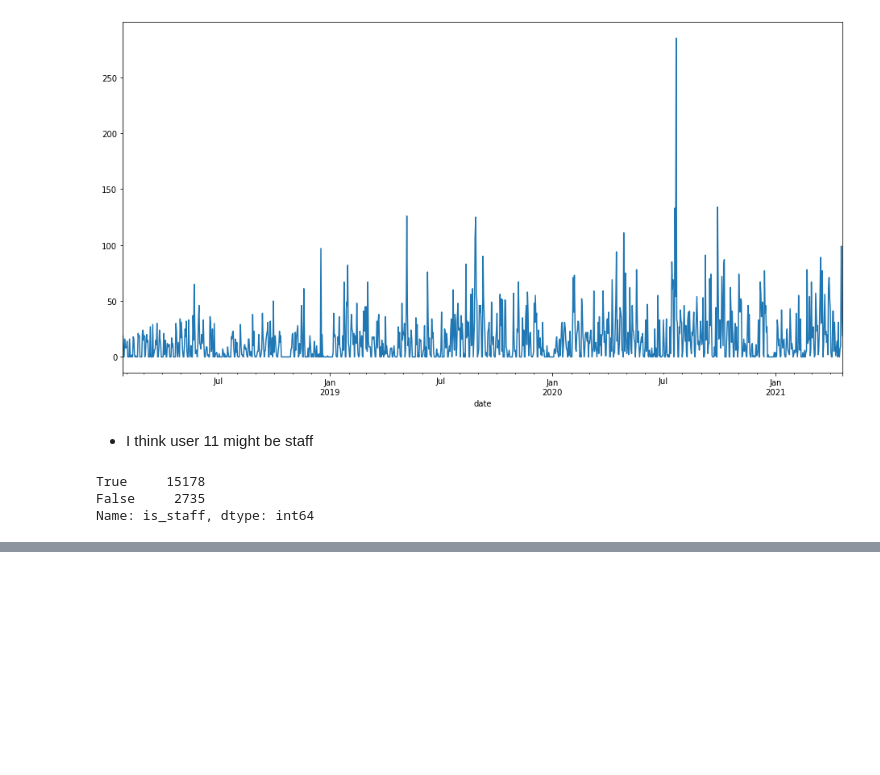
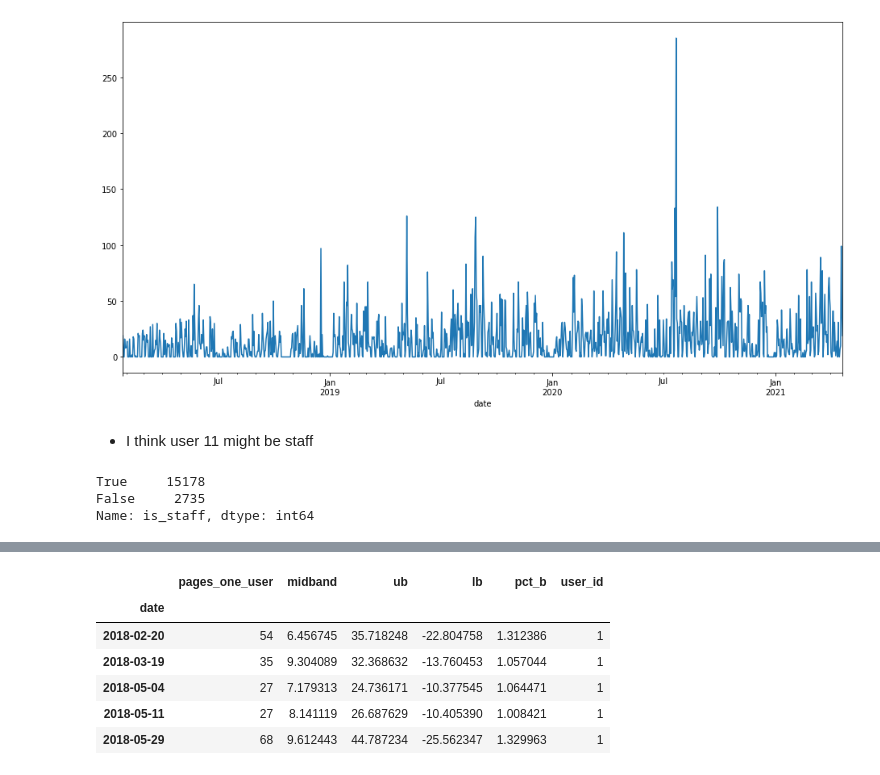
Before and after one commit to brianclements03/anomoly_detection, a Jupyter notebook: time_series_anomaly_detection.ipynb, the cells around one changed output, grey strips where cells are left out. Drawn from its saved outputs; the diff is of its cells as text; code cells hidden in the pictures; blank space fills up the shorter version.

```diff
--- a/time_series_anomaly_detection.ipynb
+++ b/time_series_anomaly_detection.ipynb
@@ -484,0 +467,10 @@ Name: is_staff, dtype: int64
+# %%
+anomalies.head()
+# %% [output]
+|  | pages_one_user | midband | ub | lb | pct_b | user_id |
+| date |  |  |  |  |  |  |
+| 2018-02-20 | 54 | 6.456745 | 35.718248 | -22.804758 | 1.312386 | 1 |
+| 2018-03-19 | 35 | 9.304089 | 32.368632 | -13.760453 | 1.057044 | 1 |
+| 2018-05-04 | 27 | 7.179313 | 24.736171 | -10.377545 | 1.064471 | 1 |
+| 2018-05-11 | 27 | 8.141119 | 26.687629 | -10.405390 | 1.008421 | 1 |
+| 2018-05-29 | 68 | 9.612443 | 44.787234 | -25.562347 | 1.329963 | 1 |
```
Also changed, not shown: parts of 18 cells of this notebook, 1 other file.
